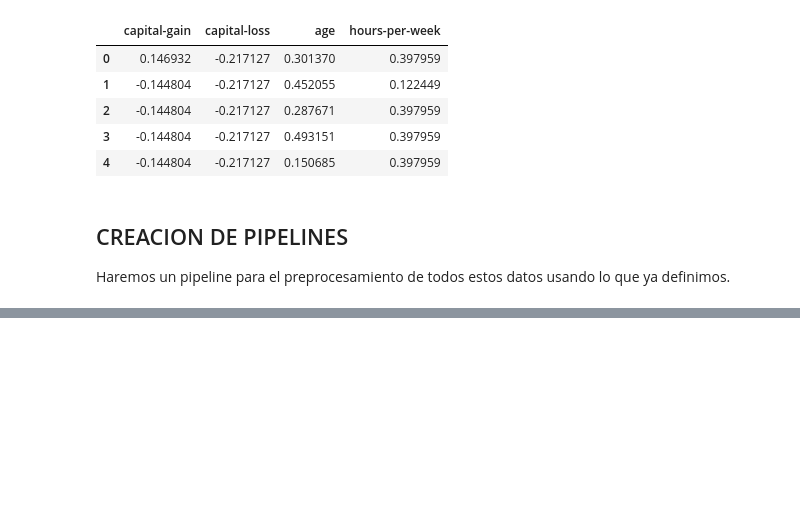
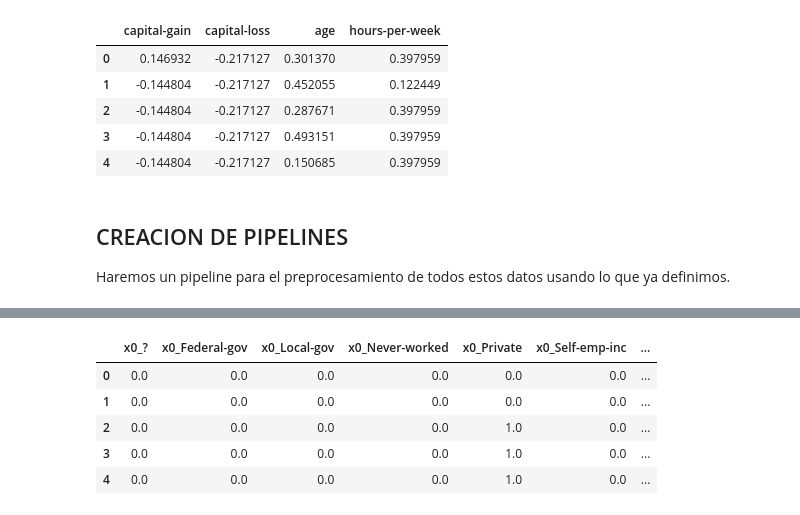
Before and after one commit to ccjaviers777/ean_material_ml, a Jupyter notebook: Cuadernos/Proyecto_Supervisado.ipynb, the cells around one changed output, grey strips where cells are left out. Drawn from its saved outputs; the diff is of its cells as text; code cells hidden in the pictures; blank space fills up the shorter version.

```diff
--- a/Cuadernos/Proyecto_Supervisado.ipynb
+++ b/Cuadernos/Proyecto_Supervisado.ipynb
@@ -346,0 +454,19 @@ from sklearn.pipeline import Pipeline
+# %%
+## Data procesada
+pd.set_option('display.max_columns', None)
+
+data_processed=preprocessor.fit_transform(adult[OHE_COLS+ORD_COLS+TE_COLS+SS_COLS+MM_COLS],adult_y)
+
+data_processed=pd.DataFrame(data_processed)
+
+data_processed.columns=preprocessor.transformers_[0][1]['encoder'].get_feature_names_out().tolist()+\
+                        ORD_COLS+TE_COLS+SS_COLS+MM_COLS
+
+data_processed.head()
+# %% [output]
+|  | x0_? | x0_Federal-gov | x0_Local-gov | x0_Never-worked | x0_Private | x0_Self-emp-inc | ... |
+| 0 | 0.0 | 0.0 | 0.0 | 0.0 | 0.0 | 0.0 | ... |
+| 1 | 0.0 | 0.0 | 0.0 | 0.0 | 0.0 | 0.0 | ... |
+| 2 | 0.0 | 0.0 | 0.0 | 0.0 | 1.0 | 0.0 | ... |
+| 3 | 0.0 | 0.0 | 0.0 | 0.0 | 1.0 | 0.0 | ... |
+| 4 | 0.0 | 0.0 | 0.0 | 0.0 | 1.0 | 0.0 | ... |
```
Also changed, not shown: parts of 5 cells of this notebook.
